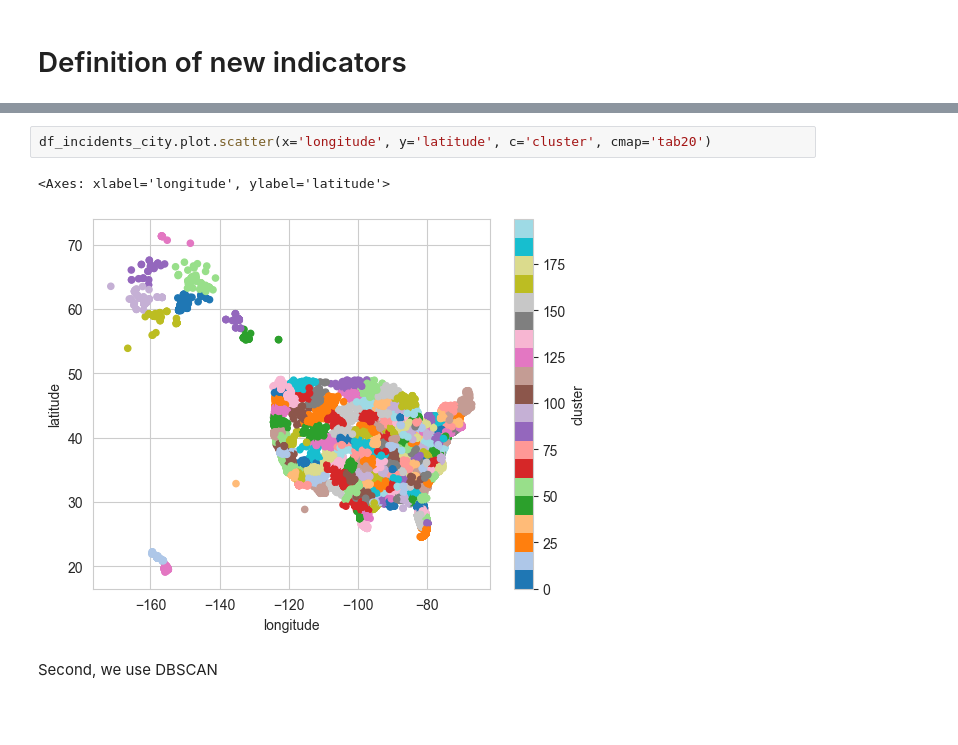
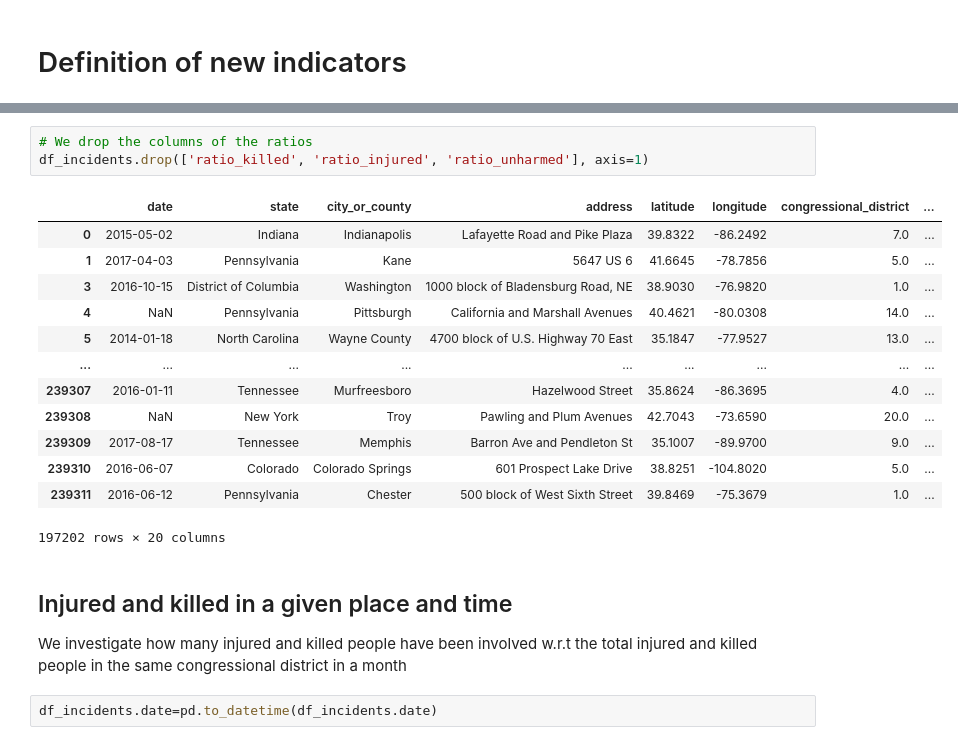
Before and after one commit to irenedovichi/DM-project, a Jupyter notebook: DataPreparation.ipynb, the cells around one changed output, grey strips where cells are left out. Cells and saved outputs as stored; diff of their text form; blank space fills up the shorter version.

Commit message:
Data Preparation & Clustering

```diff
--- a/DataPreparation.ipynb
+++ b/DataPreparation.ipynb
@@ -72,7 +81,23 @@ df_incidents_city['cluster'] = kmeans.fit_predict(data_scaled)
-# %%
-df_incidents_city.plot.scatter(x='longitude', y='latitude', c='cluster', cmap='tab20')
-# %% [output]
-<Axes: xlabel='longitude', ylabel='latitude'>
-[figure, removed]
-# %% [markdown]
-Second, we use DBSCAN
+# %%
+# We drop the columns of the ratios
+df_incidents.drop(['ratio_killed', 'ratio_injured', 'ratio_unharmed'], axis=1)
+# %% [output]
+|  | date | state | city_or_county | address | latitude | longitude | congressional_district | ... |
+| 0 | 2015-05-02 | Indiana | Indianapolis | Lafayette Road and Pike Plaza | 39.8322 | -86.2492 | 7.0 | ... |
+| 1 | 2017-04-03 | Pennsylvania | Kane | 5647 US 6 | 41.6645 | -78.7856 | 5.0 | ... |
+| 3 | 2016-10-15 | District of Columbia | Washington | 1000 block of Bladensburg Road, NE | 38.9030 | -76.9820 | 1.0 | ... |
+| 4 | NaN | Pennsylvania | Pittsburgh | California and Marshall Avenues | 40.4621 | -80.0308 | 14.0 | ... |
+| 5 | 2014-01-18 | North Carolina | Wayne County | 4700 block of U.S. Highway 70 East | 35.1847 | -77.9527 | 13.0 | ... |
+| ... | ... | ... | ... | ... | ... | ... | ... | ... |
+| 239307 | 2016-01-11 | Tennessee | Murfreesboro | Hazelwood Street | 35.8624 | -86.3695 | 4.0 | ... |
+| 239308 | NaN | New York | Troy | Pawling and Plum Avenues | 42.7043 | -73.6590 | 20.0 | ... |
+| 239309 | 2017-08-17 | Tennessee | Memphis | Barron Ave and Pendleton St | 35.1007 | -89.9700 | 9.0 | ... |
+| 239310 | 2016-06-07 | Colorado | Colorado Springs | 601 Prospect Lake Drive | 38.8251 | -104.8020 | 5.0 | ... |
+| 239311 | 2016-06-12 | Pennsylvania | Chester | 500 block of West Sixth Street | 39.8469 | -75.3679 | 1.0 | ... |
+197202 rows × 20 columns
+# %% [markdown]
+## Injured and killed in a given place and time
+We investigate how many injured and killed people have been involved w.r.t the total injured and
+killed people in the same congressional district in a month
+# %%
+df_incidents.date=pd.to_datetime(df_incidents.date)
```
Also changed, not shown: parts of 23 cells of this notebook, 1 other file.
